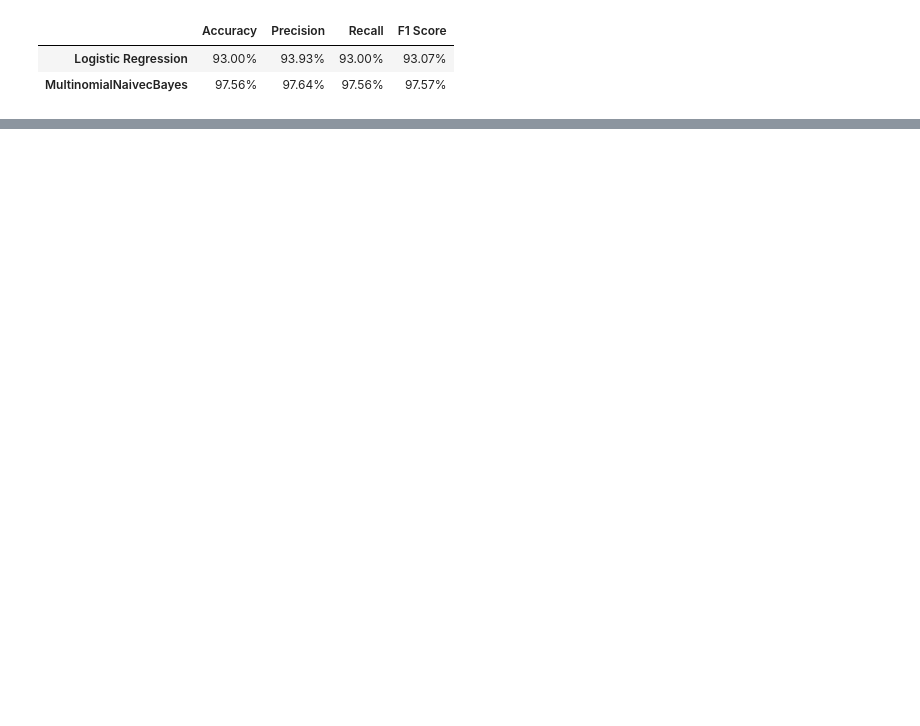
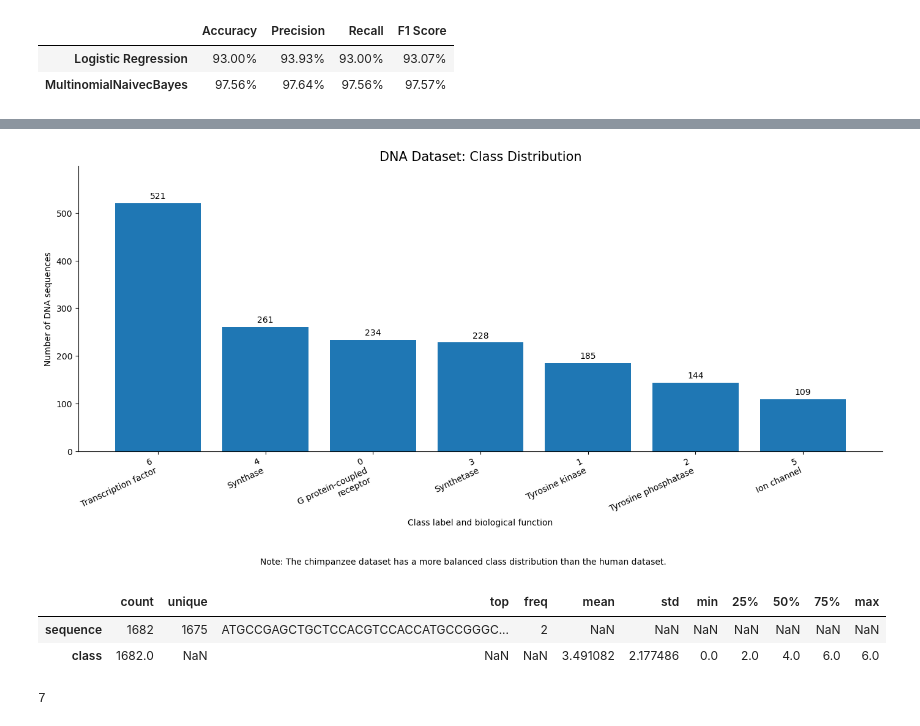
Before and after one commit to asserxx/Dna_seq_gene_family_prediction, a Jupyter notebook: dna_seq.ipynb, the cells around one changed output, grey strips where cells are left out. Drawn from its saved outputs; the diff is of its cells as text; code cells hidden in the pictures; blank space fills up the shorter version.

```diff
--- a/dna_seq.ipynb
+++ b/dna_seq.ipynb
@@ -460,0 +800,2 @@ res
+# %%
+df_Chp=pd.read_table(r'chimp_data.txt')
@@ -460,0 +811,12 @@ res
+# %%
+print(f'shape:{df_Chp.shape}') #shape:(1682, 2)
+print('###############')
+print(df_Chp.info()) # no nan values
+print('null values:\n',df_Chp.isnull().sum()) #zero
+print('###########')
+print('distribution of class column:\n',df_Chp['class'].value_counts())##
+# df_Chp=df_Chp.dropna(subset='class') no nan values
+####
+#####################
+df_Chp['sequence']=df_Chp['sequence'].str.strip() #make sure there is no interspaces(tab('\t'),enter('\n')) or space(' ')
+df_Chp['sequence']=df_Chp['sequence'].str.upper()#make sure all bases are upper cased
@@ -460,0 +841,65 @@ res
+# %%
+import matplotlib.pyplot as plt
+note="Note: The chimpanzee dataset has a more balanced class distribution than the human dataset."
+def plot_class_distribution(df,note):
+    # Map numeric labels to biological class names
+    class_names = {
+        0: "G protein-coupled\nreceptor",
+        1: "Tyrosine kinase",
+        2: "Tyrosine phosphatase",
+        3: "Synthetase",
+        4: "Synthase",
+        5: "Ion channel",
+        6: "Transcription factor"
+    }
+
+    # Count classes and sort by frequency, highest to lowest
+    class_counts = df["class"].value_counts().sort_values(ascending=False)
+
+    # Create labels showing both the numeric class and its name
+    x_labels = [
+        f"{label}\n{class_names.get(label, 'Unknown class')}"
+        for label in class_counts.index
+    ]
+
+    # Plot the distribution
+    fig, ax = plt.subplots(figsize=(14, 7))
+    bars = ax.bar(x_labels, class_counts.values)
+
+    # Display counts above bars
+    ax.bar_label(bars, padding=3)
+
+    ax.set_title("DNA Dataset: Class Distribution", fontsize=15)
+    ax.set_xlabel("Class label and biological function")
+    ax.set_ylabel("Number of DNA sequences")
+
+    # Requested note: verify this comparison against the human dataset
+    fig.text(
+        0.5, 0.015,
+        note,
+        ha="center",
+        fontsize=10,
+        wrap=True
+    )
+
+    plt.xticks(rotation=25, ha="right")
+    ax.set_ylim(0, class_counts.max() * 1.15)
+    ax.spines["top"].set_visible(False)
+    ax.spines["right"].set_visible(False)
+
+    plt.tight_layout(rect=[0, 0.08, 1, 1])
+    plt.show()
+######
+plot_class_distribution(df_Chp,note)
+# %% [output]
+[figure, added]
+# %%
+df_Chp.describe(include='all').T#as we have 2 columns:one categorical(object dtype),one numerical(int64)
+# %% [output]
+|  | count | unique | top | freq | mean | std | min | 25% | 50% | 75% | max |
+| sequence | 1682 | 1675 | ATGCCGAGCTGCTCCACGTCCACCATGCCGGGC... | 2 | NaN | NaN | NaN | NaN | NaN | NaN | NaN |
+| class | 1682.0 | NaN | NaN | NaN | 3.491082 | 2.177486 | 0.0 | 2.0 | 4.0 | 6.0 | 6.0 |
+# %%
+print(df_Chp.duplicated().sum()) #7 duplicates (leave them for now)
+# %% [output]
+7
```
Also changed, not shown: parts of 62 cells of this notebook.
